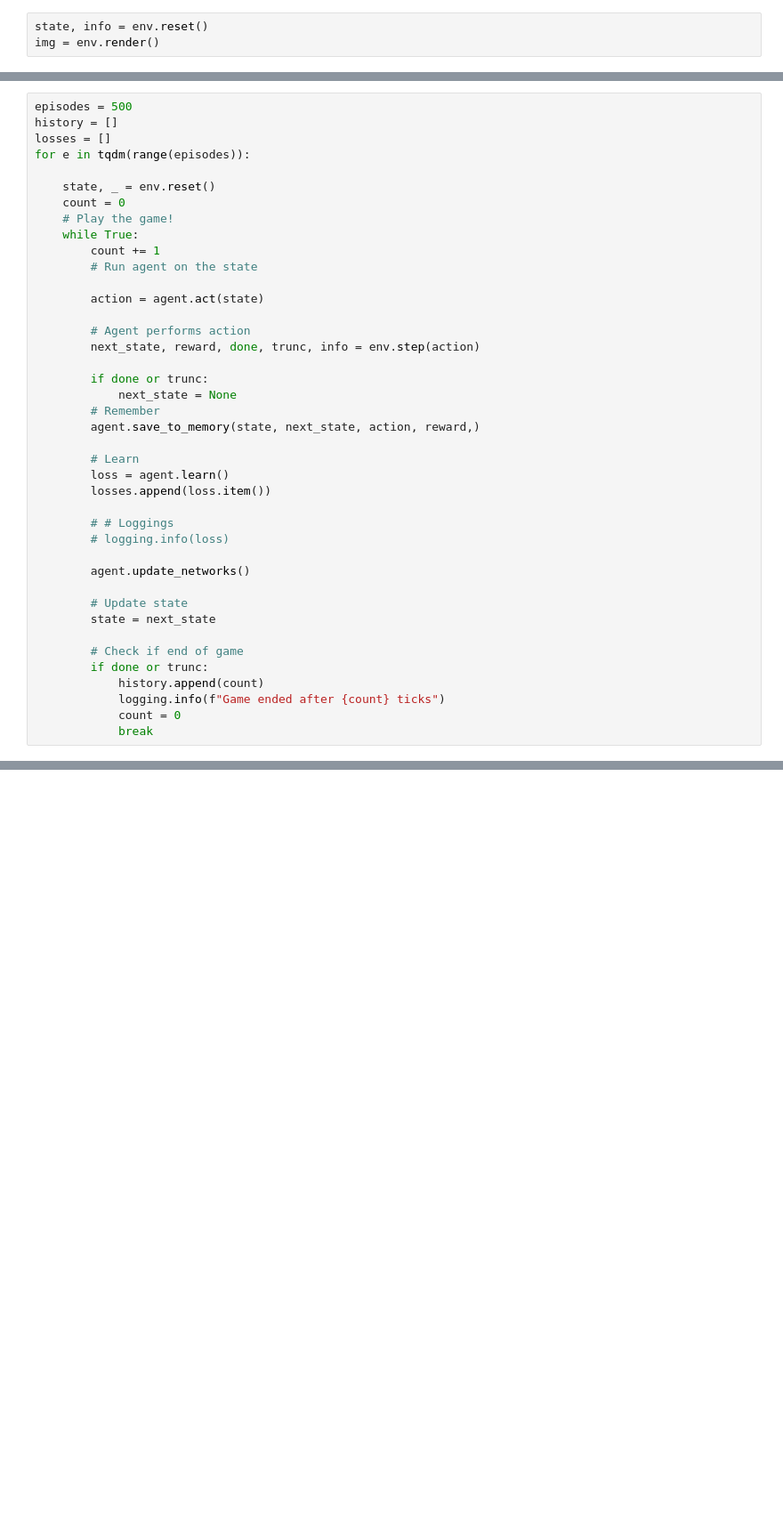
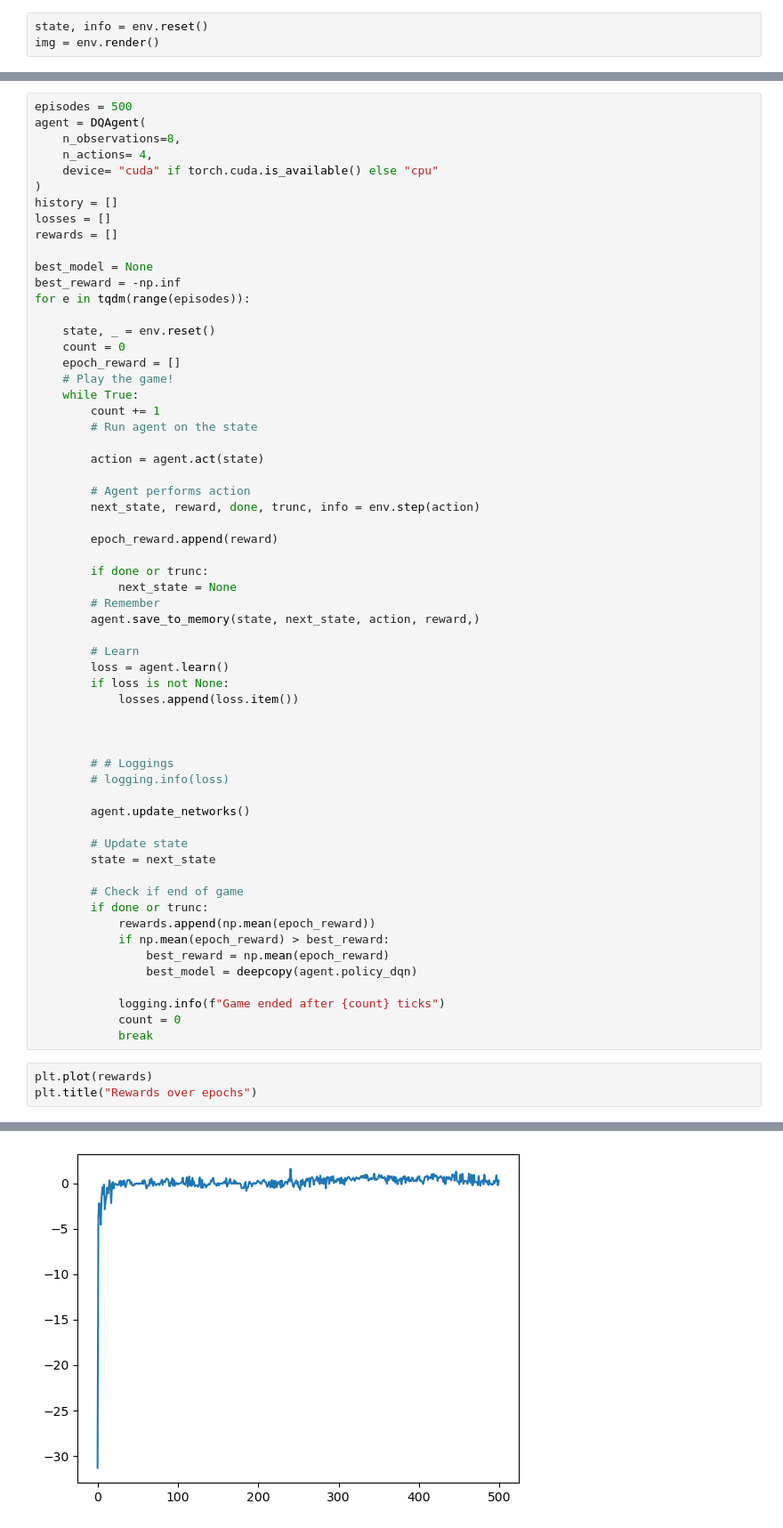
Before and after one commit to peulsilva/Reinforcement-Learning-problems, a Jupyter notebook: notebooks/03-lunar_lander.ipynb, the cells around one changed output, grey strips where cells are left out. Shown at 89% size. Cells and saved outputs as stored; diff of their text form; blank space fills up the shorter version.

```diff
--- a/notebooks/03-lunar_lander.ipynb
+++ b/notebooks/03-lunar_lander.ipynb
@@ -54,11 +51,21 @@ agent = Agent(
 # %%
 episodes = 500
+agent = DQAgent(
+    n_observations=8,
+    n_actions= 4,
+    device= "cuda" if torch.cuda.is_available() else "cpu"
+)
 history = []
 losses = []
+rewards = []
+
+best_model = None
+best_reward = -np.inf
 for e in tqdm(range(episodes)):
 
     state, _ = env.reset()
     count = 0
+    epoch_reward = []
     # Play the game!
     while True:
         count += 1
@@ -69,6 +76,8 @@ for e in tqdm(range(episodes)):
         # Agent performs action
         next_state, reward, done, trunc, info = env.step(action)
 
+        epoch_reward.append(reward)
+
         if done or trunc:
             next_state = None
         # Remember
@@ -76,7 +85,10 @@ for e in tqdm(range(episodes)):
 
         # Learn
         loss = agent.learn()
-        losses.append(loss.item())
+        if loss is not None:
+            losses.append(loss.item())
+
+
 
         # # Loggings
         # logging.info(loss)
@@ -88,7 +100,15 @@ for e in tqdm(range(episodes)):
 
         # Check if end of game
         if done or trunc:
-            history.append(count)
+            rewards.append(np.mean(epoch_reward))
+            if np.mean(epoch_reward) > best_reward:
+                best_reward = np.mean(epoch_reward)
+                best_model = deepcopy(agent.policy_dqn)
+
             logging.info(f"Game ended after {count} ticks")
             count = 0
             break
+# %%
+plt.plot(rewards)
+plt.title("Rewards over epochs")
+# %% [output]
@@ -94,0 +116 @@ for e in tqdm(range(episodes)):
+[figure, added]
```
Also changed, not shown: parts of 6 cells of this notebook.
